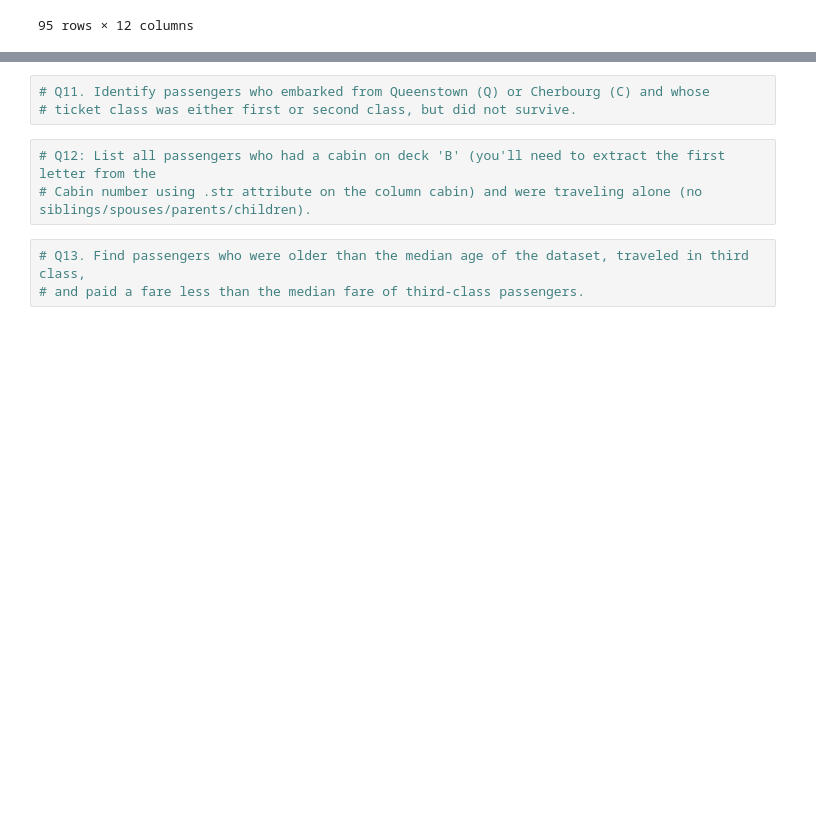
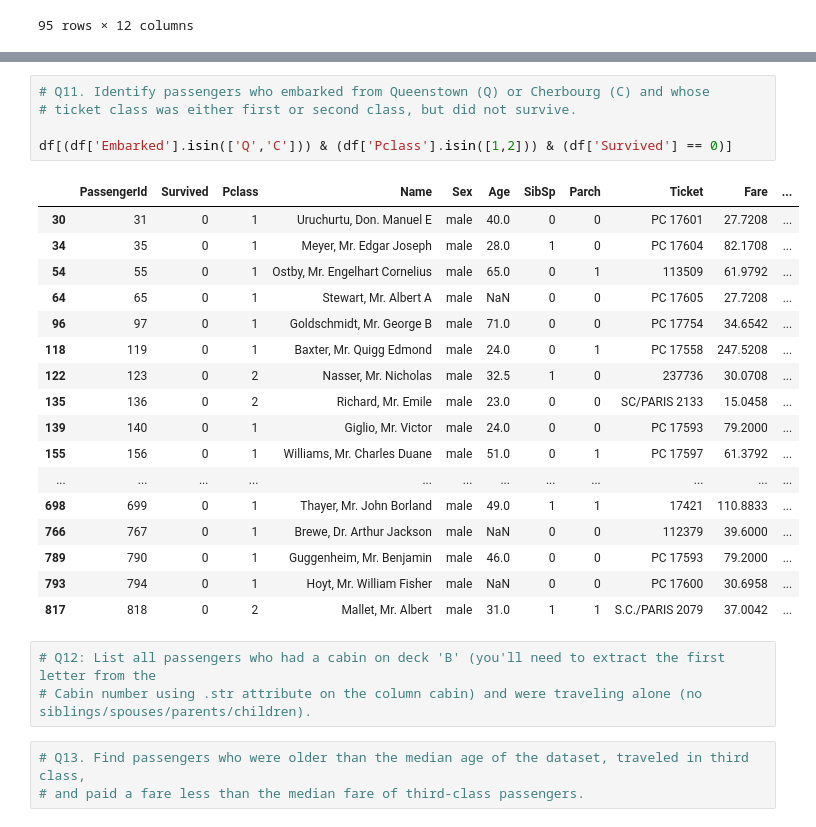
Before and after one commit to kishan-data/pandas_titanic_data_analysis, a Jupyter notebook: Pandas_titanic_data_analysis.ipynb, the cells around one changed output, grey strips where cells are left out. Cells and saved outputs as stored; diff of their text form; blank space fills up the shorter version.

```diff
--- a/Pandas_titanic_data_analysis.ipynb
+++ b/Pandas_titanic_data_analysis.ipynb
@@ -646,6 +676,26 @@ Name: Fare, dtype: float64
 # %%
 # Q11. Identify passengers who embarked from Queenstown (Q) or Cherbourg (C) and whose
 # ticket class was either first or second class, but did not survive.
+
+df[(df['Embarked'].isin(['Q','C'])) & (df['Pclass'].isin([1,2])) & (df['Survived'] == 0)]
+# %% [output]
+|  | PassengerId | Survived | Pclass | Name | Sex | Age | SibSp | Parch | Ticket | Fare | ... |
+| 30 | 31 | 0 | 1 | Uruchurtu, Don. Manuel E | male | 40.0 | 0 | 0 | PC 17601 | 27.7208 | ... |
+| 34 | 35 | 0 | 1 | Meyer, Mr. Edgar Joseph | male | 28.0 | 1 | 0 | PC 17604 | 82.1708 | ... |
+| 54 | 55 | 0 | 1 | Ostby, Mr. Engelhart Cornelius | male | 65.0 | 0 | 1 | 113509 | 61.9792 | ... |
+| 64 | 65 | 0 | 1 | Stewart, Mr. Albert A | male | NaN | 0 | 0 | PC 17605 | 27.7208 | ... |
+| 96 | 97 | 0 | 1 | Goldschmidt, Mr. George B | male | 71.0 | 0 | 0 | PC 17754 | 34.6542 | ... |
+| 118 | 119 | 0 | 1 | Baxter, Mr. Quigg Edmond | male | 24.0 | 0 | 1 | PC 17558 | 247.5208 | ... |
+| 122 | 123 | 0 | 2 | Nasser, Mr. Nicholas | male | 32.5 | 1 | 0 | 237736 | 30.0708 | ... |
+| 135 | 136 | 0 | 2 | Richard, Mr. Emile | male | 23.0 | 0 | 0 | SC/PARIS 2133 | 15.0458 | ... |
+| 139 | 140 | 0 | 1 | Giglio, Mr. Victor | male | 24.0 | 0 | 0 | PC 17593 | 79.2000 | ... |
+| 155 | 156 | 0 | 1 | Williams, Mr. Charles Duane | male | 51.0 | 0 | 1 | PC 17597 | 61.3792 | ... |
+| ... | ... | ... | ... | ... | ... | ... | ... | ... | ... | ... | ... |
+| 698 | 699 | 0 | 1 | Thayer, Mr. John Borland | male | 49.0 | 1 | 1 | 17421 | 110.8833 | ... |
+| 766 | 767 | 0 | 1 | Brewe, Dr. Arthur Jackson | male | NaN | 0 | 0 | 112379 | 39.6000 | ... |
+| 789 | 790 | 0 | 1 | Guggenheim, Mr. Benjamin | male | 46.0 | 0 | 0 | PC 17593 | 79.2000 | ... |
+| 793 | 794 | 0 | 1 | Hoyt, Mr. William Fisher | male | NaN | 0 | 0 | PC 17600 | 30.6958 | ... |
+| 817 | 818 | 0 | 2 | Mallet, Mr. Albert | male | 31.0 | 1 | 1 | S.C./PARIS 2079 | 37.0042 | ... |
 # %%
 # Q12: List all passengers who had a cabin on deck 'B' (you'll need to extract the first letter from the
 # Cabin number using .str attribute on the column cabin) and were traveling alone (no siblings/spouses/parents/children).
```
Also changed, not shown: parts of 7 cells of this notebook.
